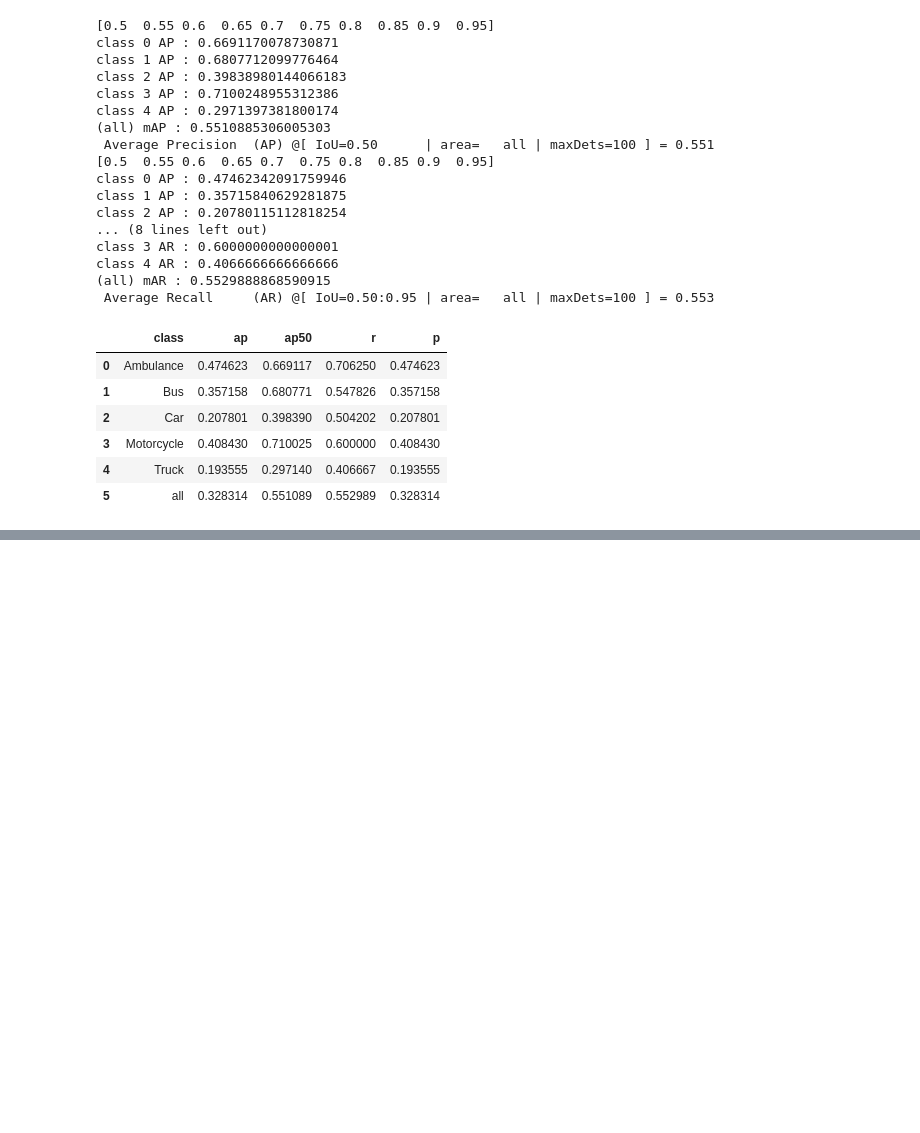
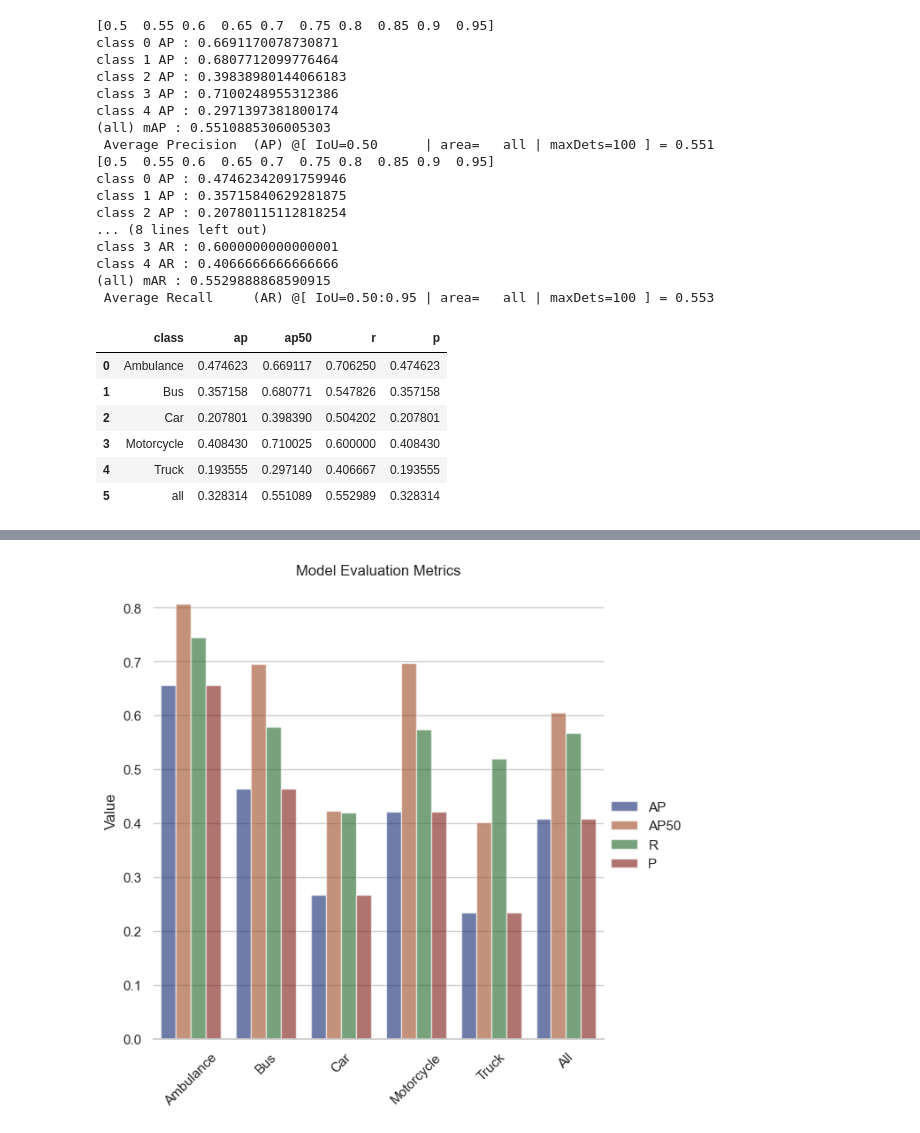
Before and after one commit to FutureScopeAI/AAI501, a Jupyter notebook: notebooks/model_fastrcnn.ipynb, the cells around one changed output, grey strips where cells are left out. Drawn from its saved outputs; the diff is of its cells as text; code cells hidden in the pictures; blank space fills up the shorter version.

```diff
--- a/notebooks/model_fastrcnn.ipynb
+++ b/notebooks/model_fastrcnn.ipynb
@@ -404,0 +520,24 @@ dfMetrics.to_pickle(metrics_file_name)
+# %%
+# Use seaborn to plot the ap and r for each class
+import seaborn as sns
+import matplotlib.pyplot as plt
+
+metrics_file_name = "../results/model_detecto_metrics.pkl"
+d_dfMetrics = pd.read_pickle(metrics_file_name)
+d_dfMetrics = d_dfMetrics.melt(id_vars="class", var_name="metric", value_name="value")
+d_dfMetrics["metric"] = d_dfMetrics["metric"].apply(lambda x: x.upper())
+d_dfMetrics["class"] = d_dfMetrics["class"].apply(lambda x: x.capitalize())
+sns.set_theme(style="whitegrid")
+g = sns.catplot(
+    data=d_dfMetrics, kind="bar",
+    x="class", y="value", hue="metric",
+    palette="dark", alpha=.6, height=6
+)
+g.despine(left=True)
+g.set_axis_labels("", "Value")
+g.legend.set_title("")
+plt.title("Model Evaluation Metrics")
+plt.xticks(rotation=45)
+plt.show()
+# %% [output]
+[figure, added]
```
Also changed, not shown: parts of 6 cells of this notebook, 2 other files.
